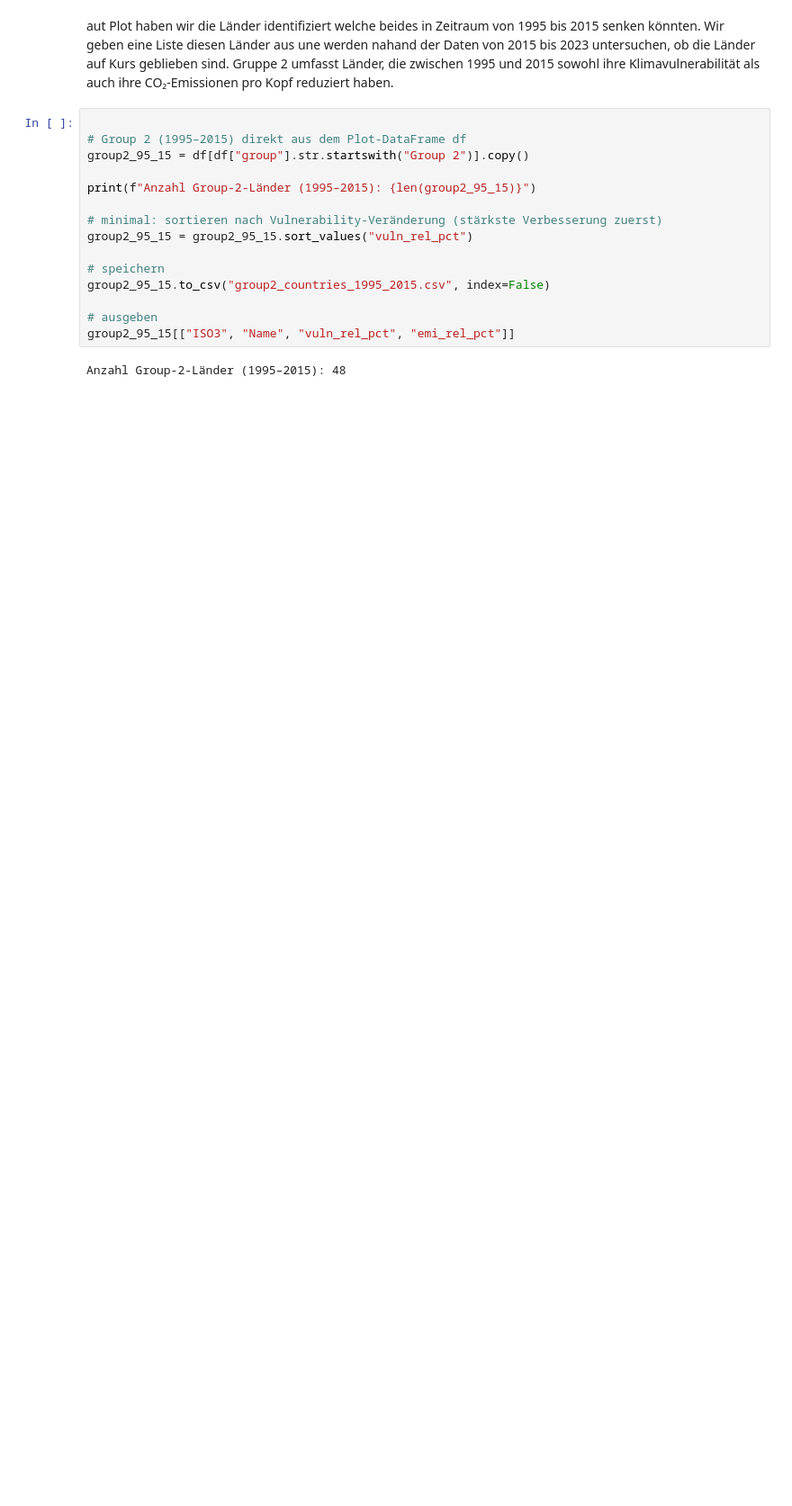
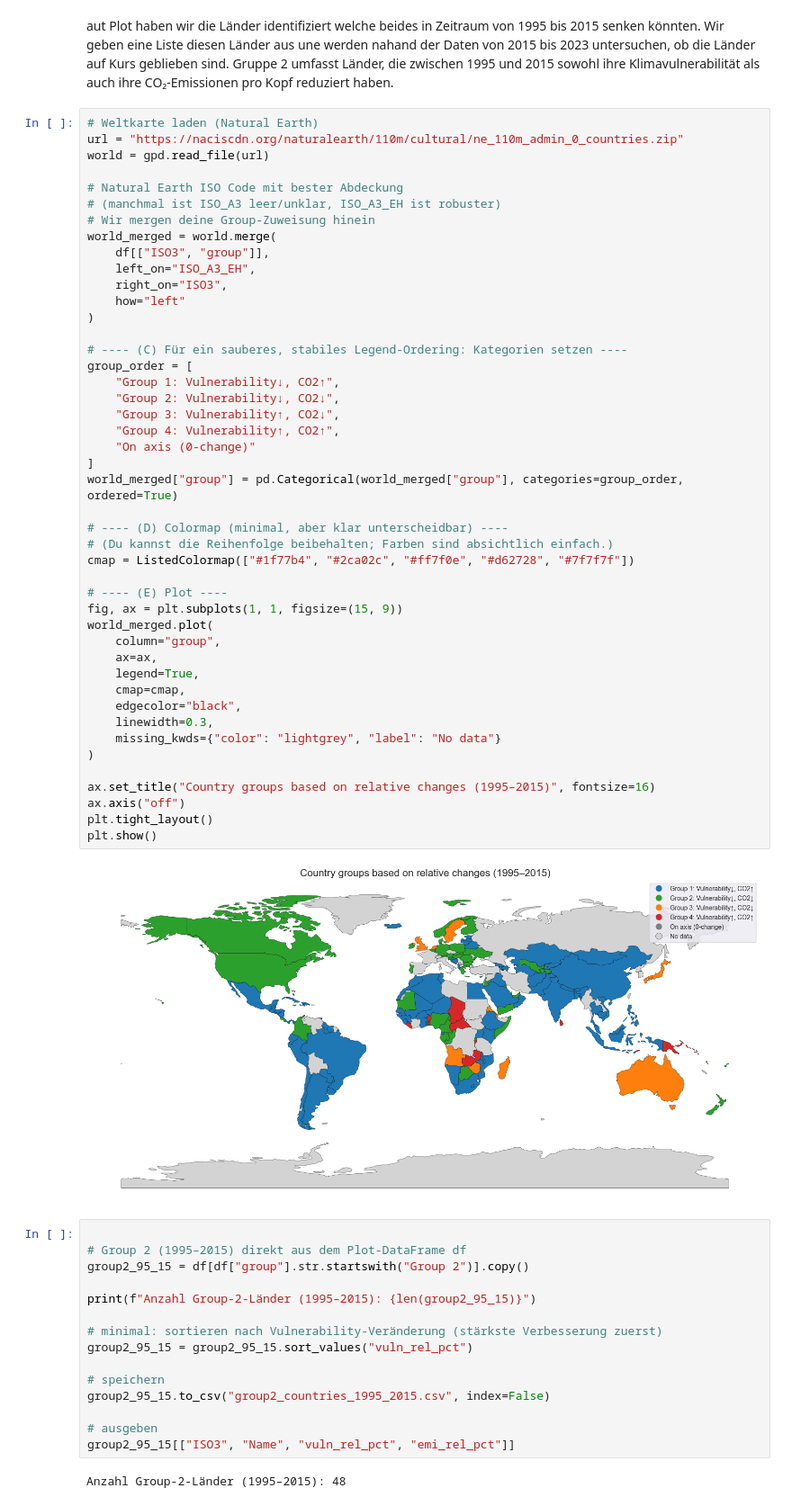
Before and after one commit to damiansze/Climate-Justice, a Jupyter notebook: 04_Case_study_Paper3.ipynb, the cells around one changed output. Shown at 90% size. Drawn from its saved outputs; the diff is of its cells as text; blank space fills up the shorter version.

Commit message:
um die Weltkarte ergänzt

```diff
--- a/04_Case_study_Paper3.ipynb
+++ b/04_Case_study_Paper3.ipynb
@@ -70,6 +72,53 @@ fig.show()
 # %% [markdown]
 aut Plot haben wir die Länder identifiziert welche beides in Zeitraum von 1995 bis 2015 senken könnten. Wir geben eine Liste diesen Länder aus une werden nahand der Daten von 2015 bis 2023 untersuchen, ob die Länder auf Kurs geblieben sind.
 Gruppe 2 umfasst Länder, die zwischen 1995 und 2015 sowohl ihre Klimavulnerabilität als auch ihre CO₂-Emissionen pro Kopf reduziert haben.
+# %%
+# Weltkarte laden (Natural Earth)
+url = "https://naciscdn.org/naturalearth/110m/cultural/ne_110m_admin_0_countries.zip"
+world = gpd.read_file(url)
+
+# Natural Earth ISO Code mit bester Abdeckung
+# (manchmal ist ISO_A3 leer/unklar, ISO_A3_EH ist robuster)
+# Wir mergen deine Group-Zuweisung hinein
+world_merged = world.merge(
+    df[["ISO3", "group"]],
+    left_on="ISO_A3_EH",
+    right_on="ISO3",
+    how="left"
+)
+
+# ---- (C) Für ein sauberes, stabiles Legend-Ordering: Kategorien setzen ----
+group_order = [
+    "Group 1: Vulnerability↓, CO2↑",
+    "Group 2: Vulnerability↓, CO2↓",
+    "Group 3: Vulnerability↑, CO2↓",
+    "Group 4: Vulnerability↑, CO2↑",
+    "On axis (0-change)"
+]
+world_merged["group"] = pd.Categorical(world_merged["group"], categories=group_order, ordered=True)
+
+# ---- (D) Colormap (minimal, aber klar unterscheidbar) ----
+# (Du kannst die Reihenfolge beibehalten; Farben sind absichtlich einfach.)
+cmap = ListedColormap(["#1f77b4", "#2ca02c", "#ff7f0e", "#d62728", "#7f7f7f"])
+
+# ---- (E) Plot ----
+fig, ax = plt.subplots(1, 1, figsize=(15, 9))
+world_merged.plot(
+    column="group",
+    ax=ax,
+    legend=True,
+    cmap=cmap,
+    edgecolor="black",
+    linewidth=0.3,
+    missing_kwds={"color": "lightgrey", "label": "No data"}
+)
+
+ax.set_title("Country groups based on relative changes (1995–2015)", fontsize=16)
+ax.axis("off")
+plt.tight_layout()
+plt.show()
+# %% [output]
+[figure, added]
 # %%
 
 # Group 2 (1995–2015) direkt aus dem Plot-DataFrame df
```
Also changed, not shown: parts of 1 cell of this notebook.
